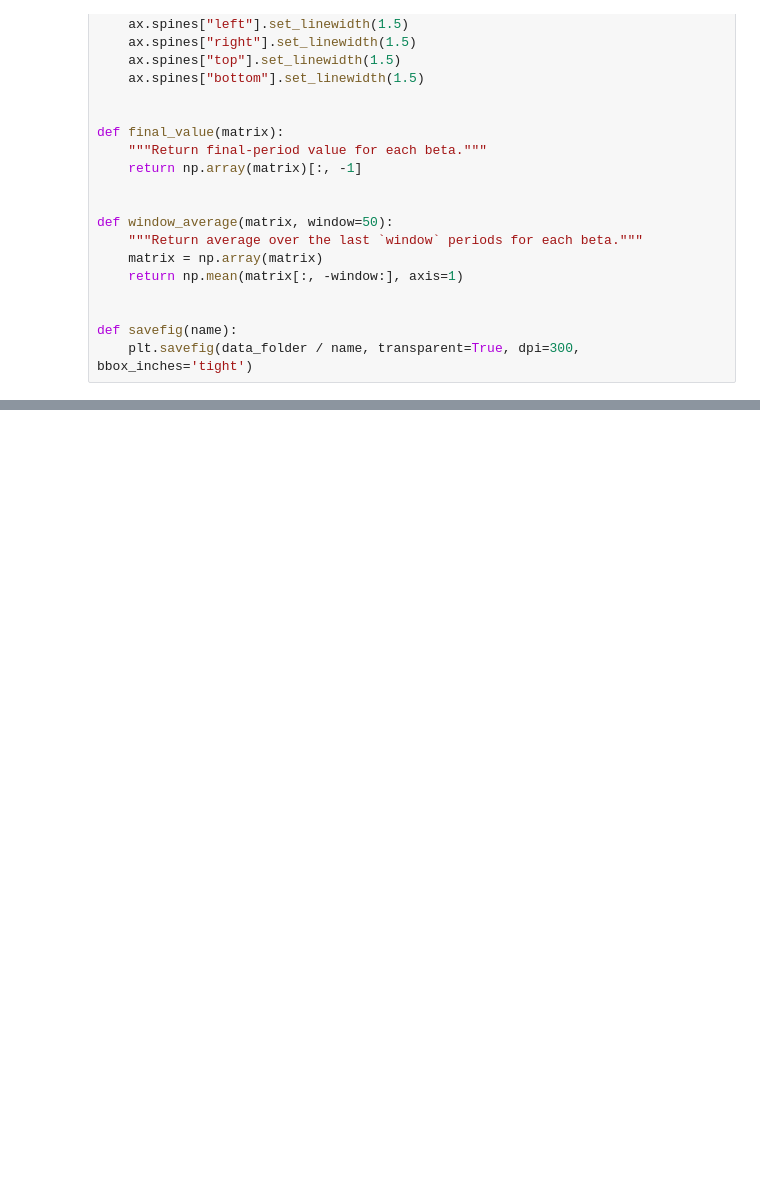
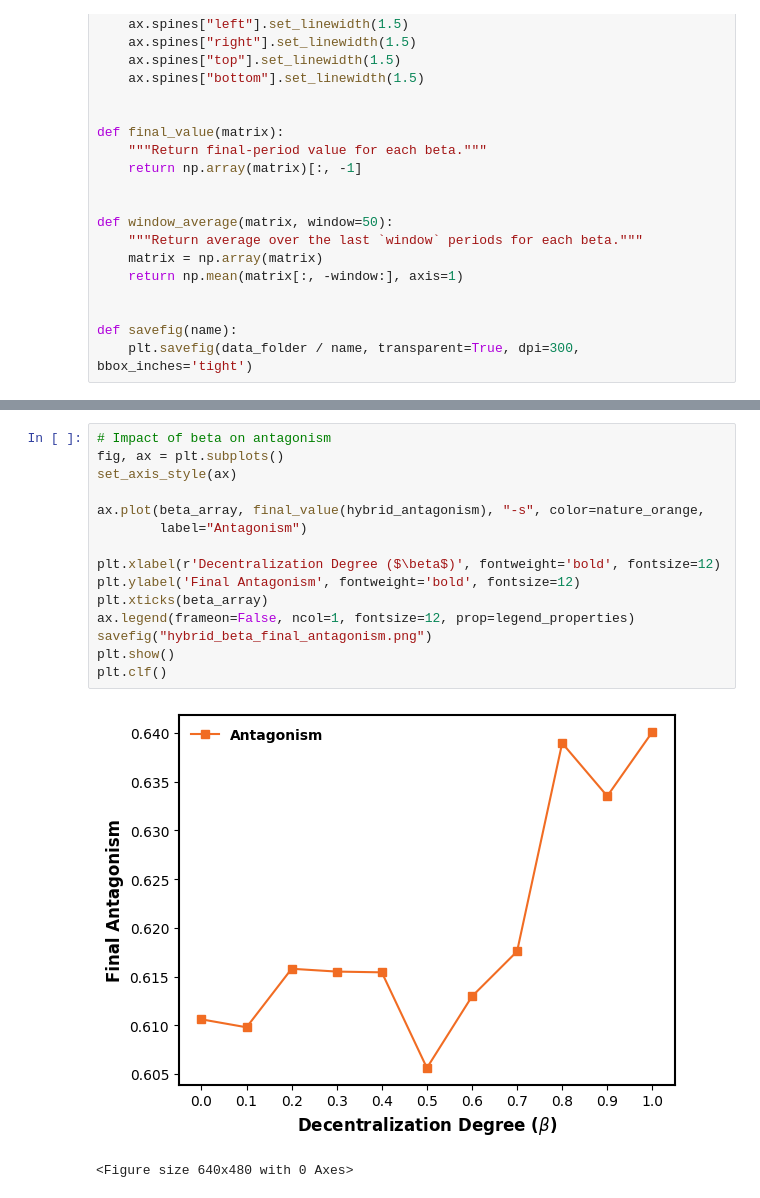
Before and after one commit to GrandJune/DAOs, a Jupyter notebook: V4/Hybrid/hybrid_evaluator.ipynb, the cells around one changed output, grey strips where cells are left out. Saved outputs shown, nothing was run; the diff lists cells and outputs as text; blank space fills up the shorter version.

```diff
--- a/V4/Hybrid/hybrid_evaluator.ipynb
+++ b/V4/Hybrid/hybrid_evaluator.ipynb
@@ -193,3 +232,21 @@ plt.clf()
+# %%
+# Impact of beta on antagonism
+fig, ax = plt.subplots()
+set_axis_style(ax)
+
+ax.plot(beta_array, final_value(hybrid_antagonism), "-s", color=nature_orange,
+        label="Antagonism")
+
+plt.xlabel(r'Decentralization Degree ($\beta$)', fontweight='bold', fontsize=12)
+plt.ylabel('Final Antagonism', fontweight='bold', fontsize=12)
+plt.xticks(beta_array)
+ax.legend(frameon=False, ncol=1, fontsize=12, prop=legend_properties)
+savefig("hybrid_beta_final_antagonism.png")
+plt.show()
+plt.clf()
+# %% [output]
+[figure, added]
+<Figure size 640x480 with 0 Axes>
 # %%
 # Time trajectories by selected beta values
 selected_beta_values = [0.0, 0.3, 0.5, 0.7, 1.0]
```
Also changed, not shown: parts of 11 cells of this notebook, 1 other file.
